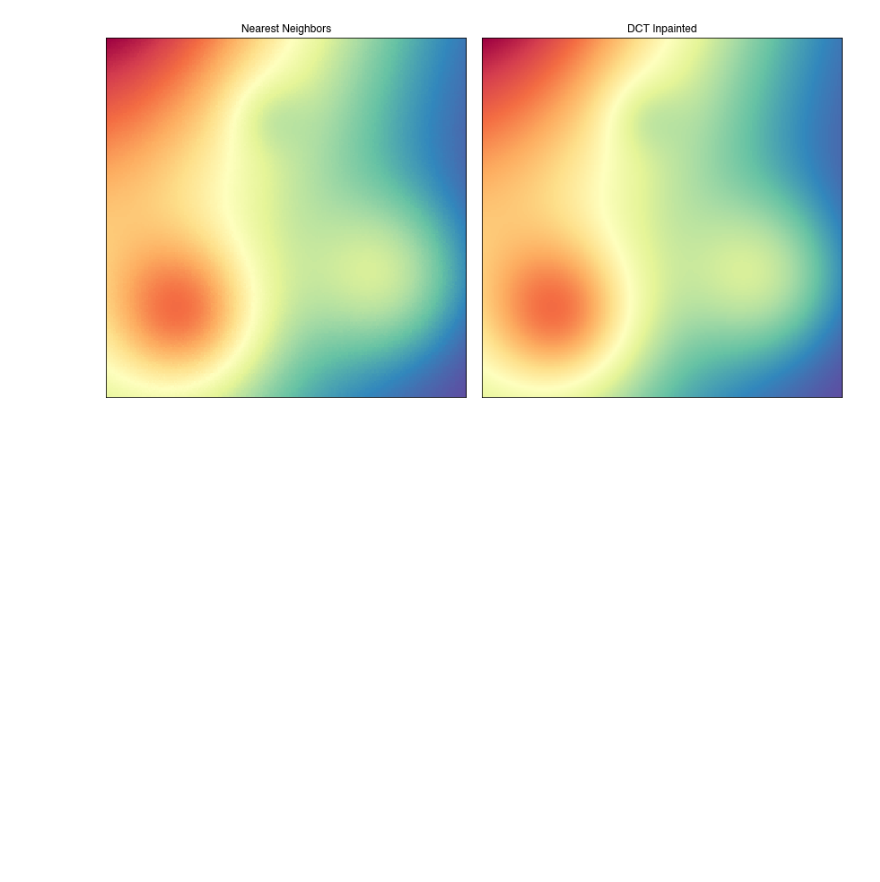
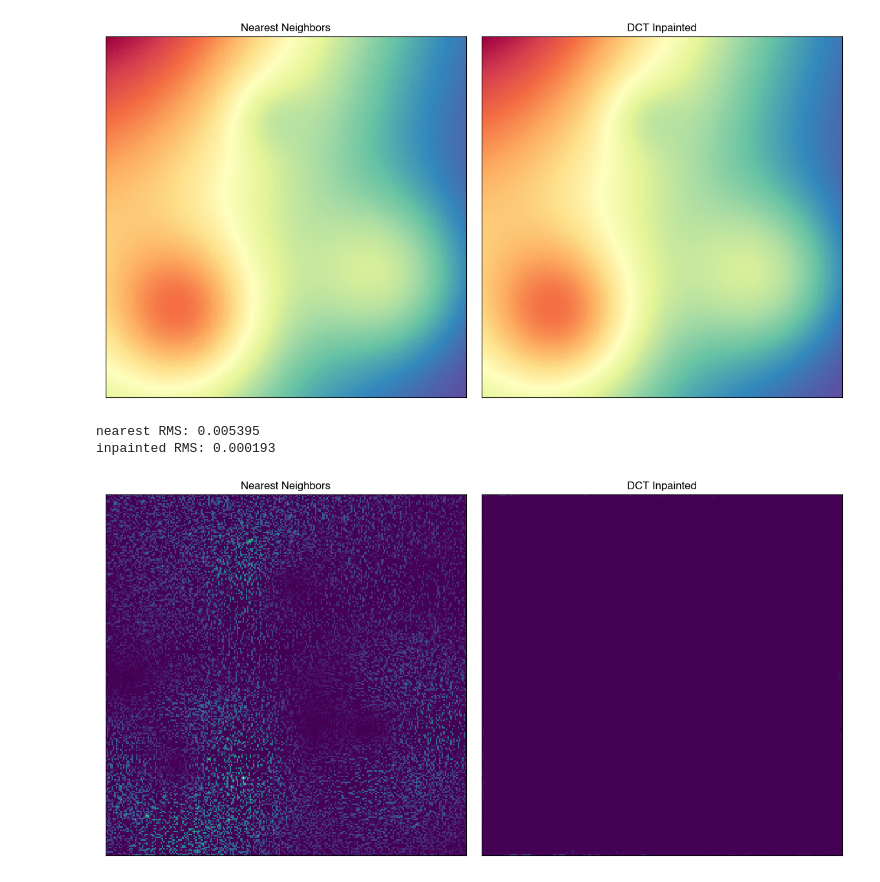
Before and after one commit to tsutterley/spatial-interpolators, a Jupyter notebook: notebooks/interpolate_missing.ipynb, the cells around one changed output. Cells and saved outputs as stored; diff of their text form; code cells hidden in the pictures; blank space fills up the shorter version.

Commit message:
feat: add RMS plot to inpaint notebook (#7)

```diff
--- a/notebooks/interpolate_missing.ipynb
+++ b/notebooks/interpolate_missing.ipynb
@@ -62,8 +62,9 @@ plt.show()
 # %% [markdown]
 ### Interpolate missing values using inpainting algorithms
 # %%
-nearest = spi.inpaint(xpts, ypts, ZI, n=0)
-inpainted = spi.inpaint(xpts, ypts, ZI, n=100)
+interp = {}
+interp['nearest'] = spi.inpaint(xpts, ypts, ZI, n=0)
+interp['inpainted'] = spi.inpaint(xpts, ypts, ZI, n=100)
 # %% [markdown]
 ### Plot Interpolated Grids
 # %%
@@ -94,3 +91,48 @@ f2.subplots_adjust(left=0.02,right=0.98,bottom=0.02,top=0.95,
 plt.show()
 # %% [output]
 [figure]
+# %%
+#-- calculate real values at grid points
+ZAll = franke(XI,YI)
+difference = {}
+for key,val in interp.items():
+	difference[key] = np.sqrt((ZAll - val)**2)
+
+#-- plot data and interpolated data
+f2,ax2 = plt.subplots(num=2, ncols=2, sharex=True, sharey=True, figsize=(12,6))
+
+#-- create color map with invalid points
+dmap = plt.cm.get_cmap('viridis').copy()
+dmap.set_bad('w',0.)
+#-- maximum value in differences
+vmax = np.max([np.max(val) for key,val in difference.items()])
+#-- inverse indices
+invy,invx = np.nonzero(np.logical_not(ZI.mask))
+ninv = np.count_nonzero(np.logical_not(ZI.mask))
+
+#-- plot differences
+for i,key in enumerate(difference.keys()):
+	RMS = np.sqrt(np.sum(difference[key][indy,indx]**2)/ninv)
+	print('{0} RMS: {1:0.6f}'.format(key,RMS))
+	ax2[i].imshow(difference[key],
+		interpolation='nearest',
+		extent=extents, cmap=dmap,
+		vmin=0, vmax=vmax)
+	#-- no ticks on the x and y axes
+	ax2[i].get_xaxis().set_ticks([])
+	ax2[i].get_yaxis().set_ticks([])
+	#-- set x and y limits
+	ax2[i].set_xlim(0, 1)
+	ax2[i].set_ylim(0, 1)
+	#-- add titles
+	ax2[0].set_title('Nearest Neighbors')
+	ax2[1].set_title('DCT Inpainted')
+
+#-- subplot adjustments
+f2.subplots_adjust(left=0.02,right=0.98,bottom=0.02,top=0.95,
+wspace=0.02,hspace=0.1)
+plt.show()
+# %% [output]
+nearest RMS: 0.005395
+inpainted RMS: 0.000193
+[figure, added]
```
Also changed, not shown: parts of 2 cells of this notebook, 16 other files.
